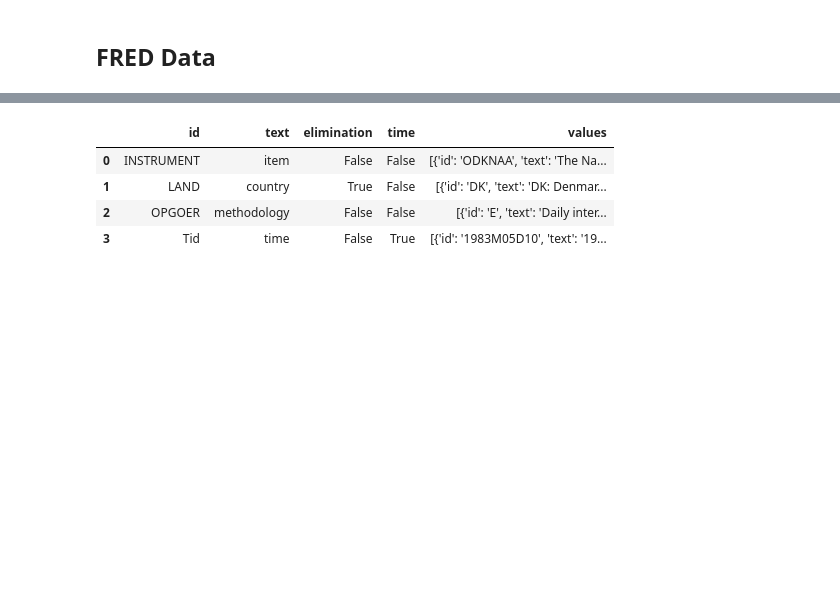
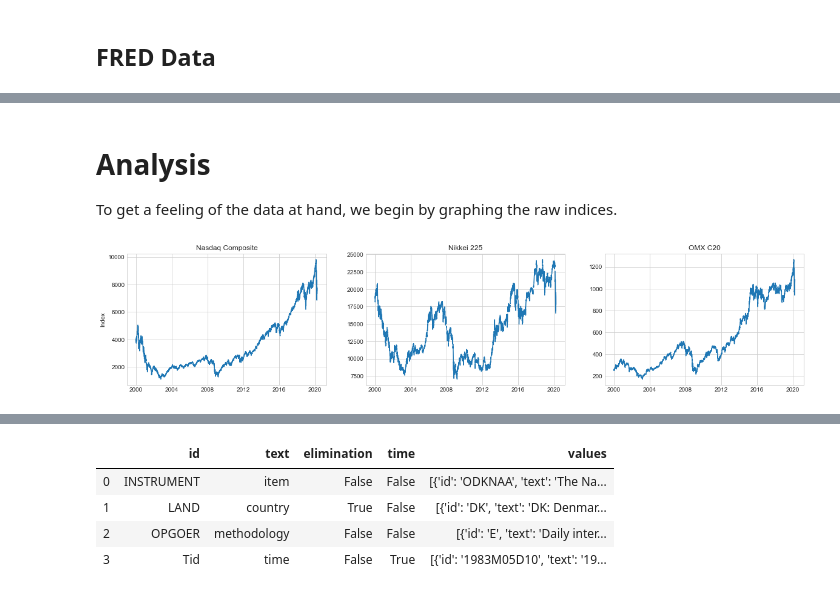
Before and after one commit to NumEconCopenhagen/projects-2020-kongeraekken-1, a Jupyter notebook: dataproject/dataproject.ipynb, the cells around one changed output, grey strips where cells are left out. Cells and saved outputs as stored; diff of their text form; code cells hidden in the pictures; blank space fills up the shorter version.

```diff
--- a/dataproject/dataproject.ipynb
+++ b/dataproject/dataproject.ipynb
@@ -61,0 +74,10 @@ memory usage: 123.9 KB
+# %%
+# setup data loader in english
+Dst = pydst.Dst(lang='en')
+
+# read in data, see appendix for details
+c20_dst = Dst.get_data(table_id = 'DNRENTD', variables={'INSTRUMENT':['CKXNAA'], 'LAND':['DK'],
+                                                        'OPGOER':['I'], 'TID':['*']})
+
+# show head
+c20_dst.head()
@@ -86,0 +207,11 @@ tables[tables.id == 'DNRENTD']
+# %%
+# drop dst obs. post 2008-11-16
+# a) find
+c20_dst.loc[c20_dst['date'] == '2008-11-17'] # index is 3738
+
+# b) slice index
+c20_dst = c20_dst.iloc[:3738-1510]
+
+# concatenate Quandl and Statistics Denmark data
+c20 = pd.concat([c20_dst,c20_qua])
+c20
@@ -86,0 +273,27 @@ tables[tables.id == 'DNRENTD']
+# %% [markdown]
+# Analysis
+To get a feeling of the data at hand, we begin by graphing the raw indices.
+# %%
+# graph raw indices
+fig_ind = plt.figure(figsize=(20,4))
+
+ax_left = fig.add_subplot(1,3,1)
+
+ax_left.plot(stock_indices.date,stock_indices.nasdaq)
+ax_left.set_title('Nasdaq Composite')
+ax_left.set_ylabel('Index')
+ax_left.grid(True)
+
+ax_mid = fig.add_subplot(1,3,2)
+
+ax_mid.plot(stock_indices.date,stock_indices.nikkei)
+ax_mid.set_title('Nikkei 225')
+ax_mid.grid(True)
+
+ax_right = fig.add_subplot(1,3,3)
+
+ax_right.plot(stock_indices.date,stock_indices.omx_c20)
+ax_right.set_title('OMX C20')
+ax_right.grid(True)
+# %% [output]
+[figure, added]
```
Also changed, not shown: parts of 66 cells of this notebook, 1 other file.
